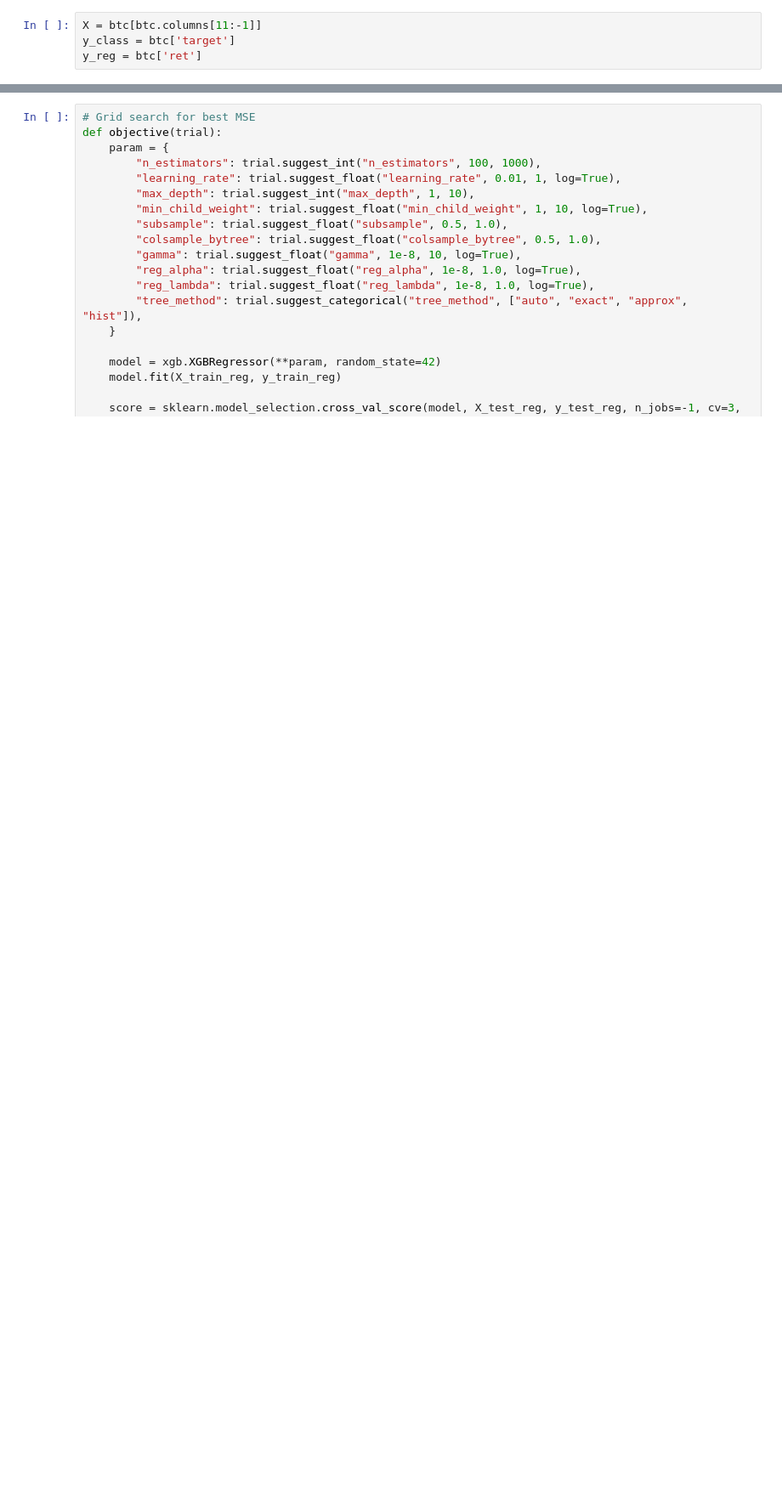
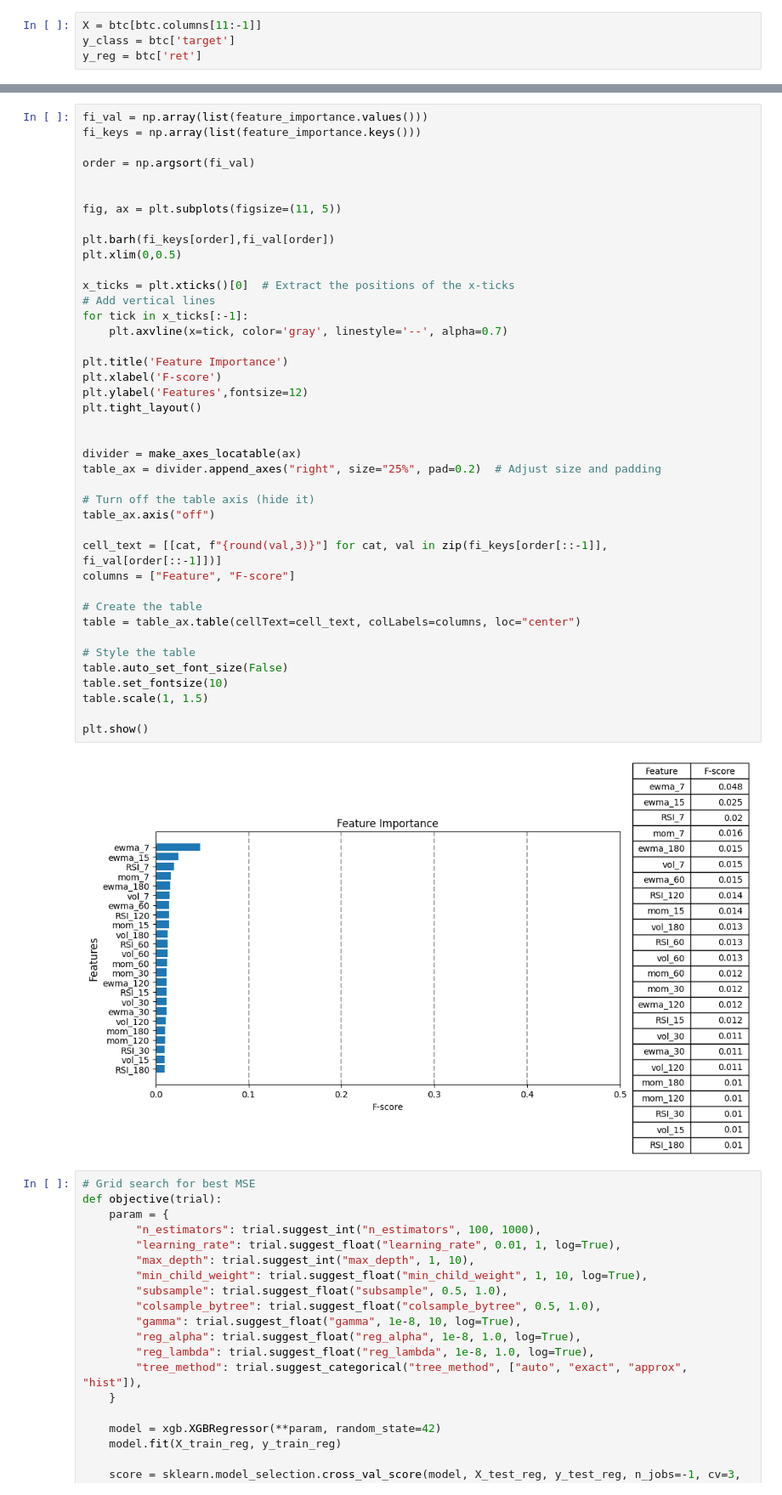
Before and after one commit to brandonwaits12/Crypto-Return-Prediction, a Jupyter notebook: brandon.ipynb, the cells around one changed output, grey strips where cells are left out. Shown at 85% size. Drawn from its saved outputs; the diff is of its cells as text; blank space fills up the shorter version.

Commit message:
table

```diff
--- a/brandon.ipynb
+++ b/brandon.ipynb
@@ -275,3 +283,46 @@ plt.show()
+# %%
+fi_val = np.array(list(feature_importance.values()))
+fi_keys = np.array(list(feature_importance.keys()))
+
+order = np.argsort(fi_val)
+
+
+fig, ax = plt.subplots(figsize=(11, 5))
+
+plt.barh(fi_keys[order],fi_val[order])
+plt.xlim(0,0.5)
+
+x_ticks = plt.xticks()[0]  # Extract the positions of the x-ticks
+# Add vertical lines
+for tick in x_ticks[:-1]:
+    plt.axvline(x=tick, color='gray', linestyle='--', alpha=0.7)
+
+plt.title('Feature Importance')
+plt.xlabel('F-score')
+plt.ylabel('Features',fontsize=12)
+plt.tight_layout()
+
+
+divider = make_axes_locatable(ax)
+table_ax = divider.append_axes("right", size="25%", pad=0.2)  # Adjust size and padding
+
+# Turn off the table axis (hide it)
+table_ax.axis("off")
+
+cell_text = [[cat, f"{round(val,3)}"] for cat, val in zip(fi_keys[order[::-1]], fi_val[order[::-1]])]
+columns = ["Feature", "F-score"]
+
+# Create the table
+table = table_ax.table(cellText=cell_text, colLabels=columns, loc="center")
+
+# Style the table
+table.auto_set_font_size(False)
+table.set_fontsize(10)
+table.scale(1, 1.5)
+
+plt.show()
+# %% [output]
+[figure, added]
 # %%
 # Grid search for best MSE
 def objective(trial):
```
Also changed, not shown: parts of 9 cells of this notebook, 2 other files.
